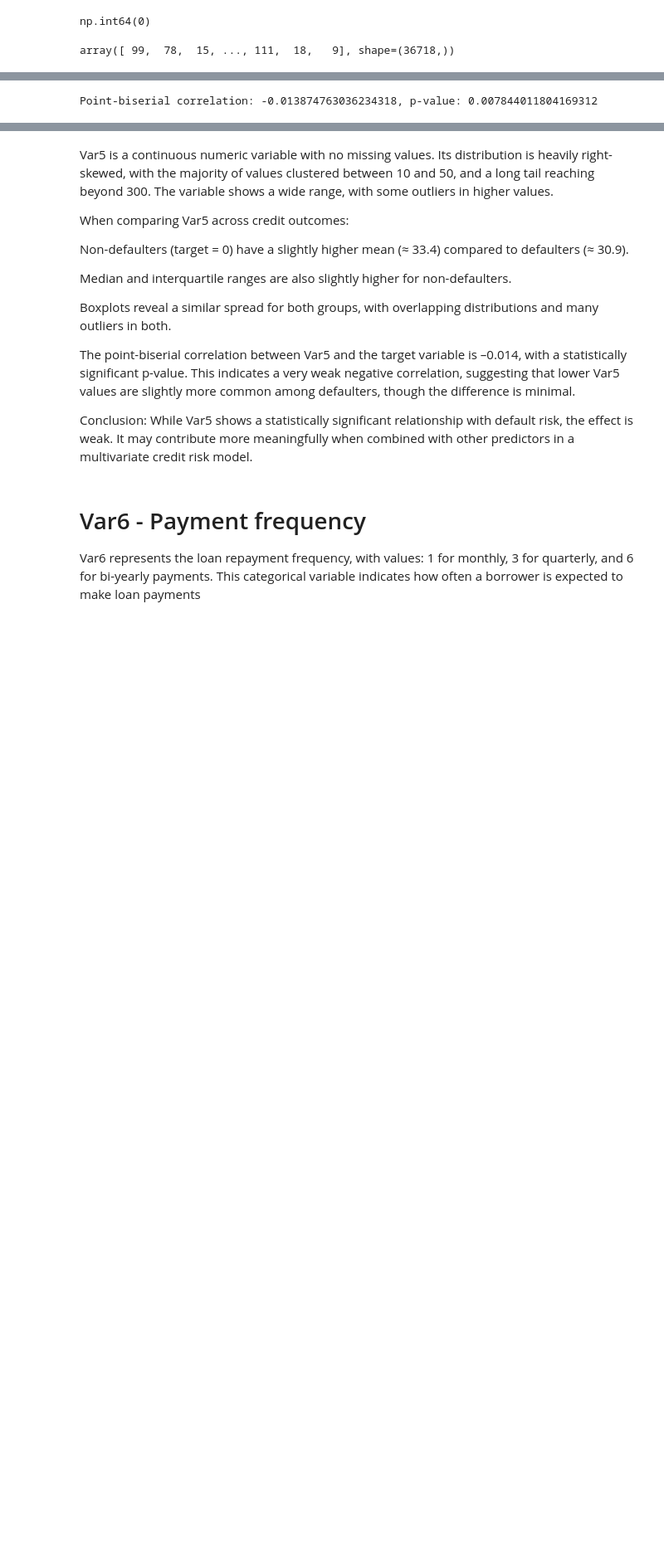
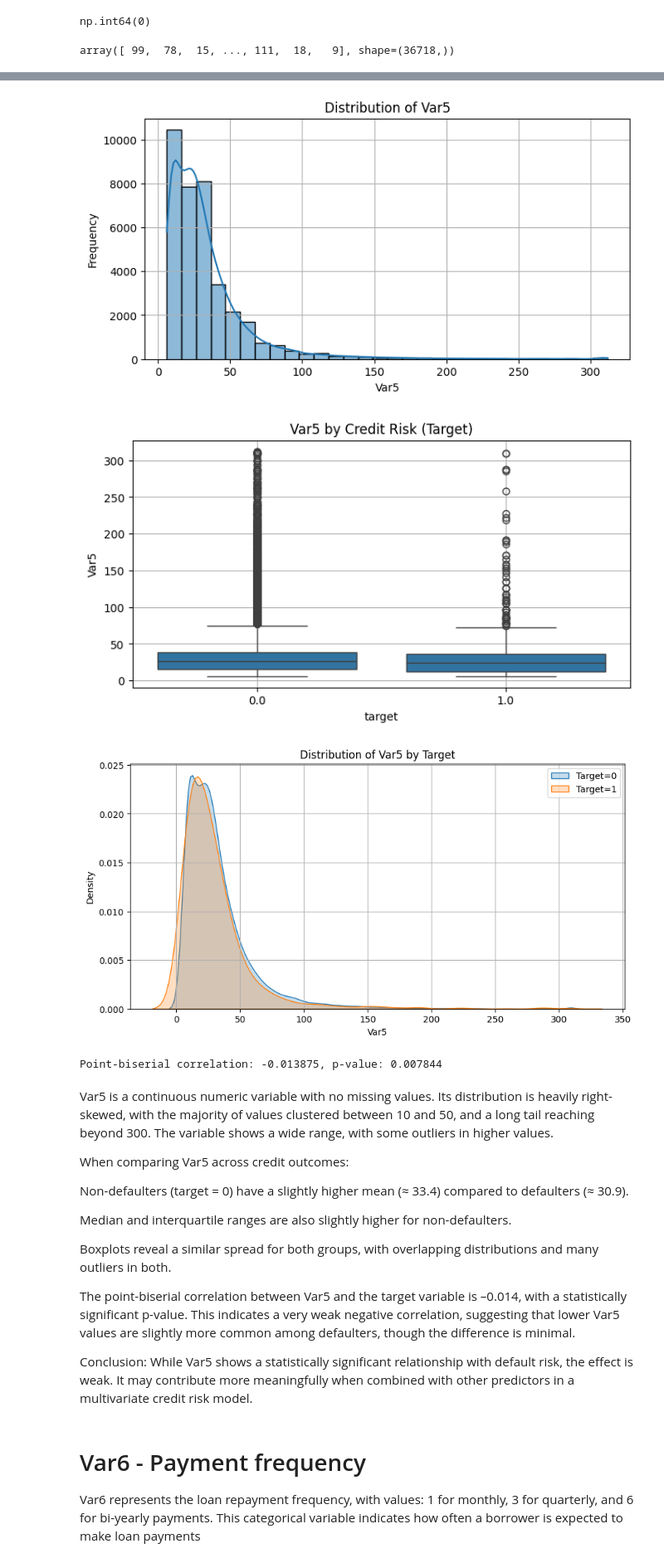
Before and after one commit to shokoufehnaseri/ING-credit_risk, a Jupyter notebook: EDA/EDA.ipynb, the cells around one changed output, grey strips where cells are left out. Shown at 83% size. Cells and saved outputs as stored; diff of their text form; code cells hidden in the pictures; blank space fills up the shorter version.

```diff
--- a/EDA/EDA.ipynb
+++ b/EDA/EDA.ipynb
@@ -669,6 +573,3 @@ EDA for Var5
-# %%
-from scipy.stats import pointbiserialr
-corr, p = pointbiserialr(df_filtered['Var5'], df_filtered['target'])
-print(f"Point-biserial correlation: {corr}, p-value: {p}")
-# %% [output]
-Point-biserial correlation: -0.013874763036234318, p-value: 0.007844011804169312
+# %%
+numeric_eda_pipeline(df_filtered, 'Var5')
+# %% [output]
@@ -675,3 +584,7 @@ Point-biserial correlation: -0.013874763036234318, p-value: 0.007844011804169312
+[figure, added]
+[figure, added]
+[figure, added]
+Point-biserial correlation: -0.013875, p-value: 0.007844
 # %% [markdown]
 Var5 is a continuous numeric variable with no missing values. Its distribution is heavily right-skewed, with the majority of values clustered between 10 and 50, and a long tail reaching beyond 300. The variable shows a wide range, with some outliers in higher values.
 
```
Also changed, not shown: parts of 58 cells of this notebook, 6 other files.
